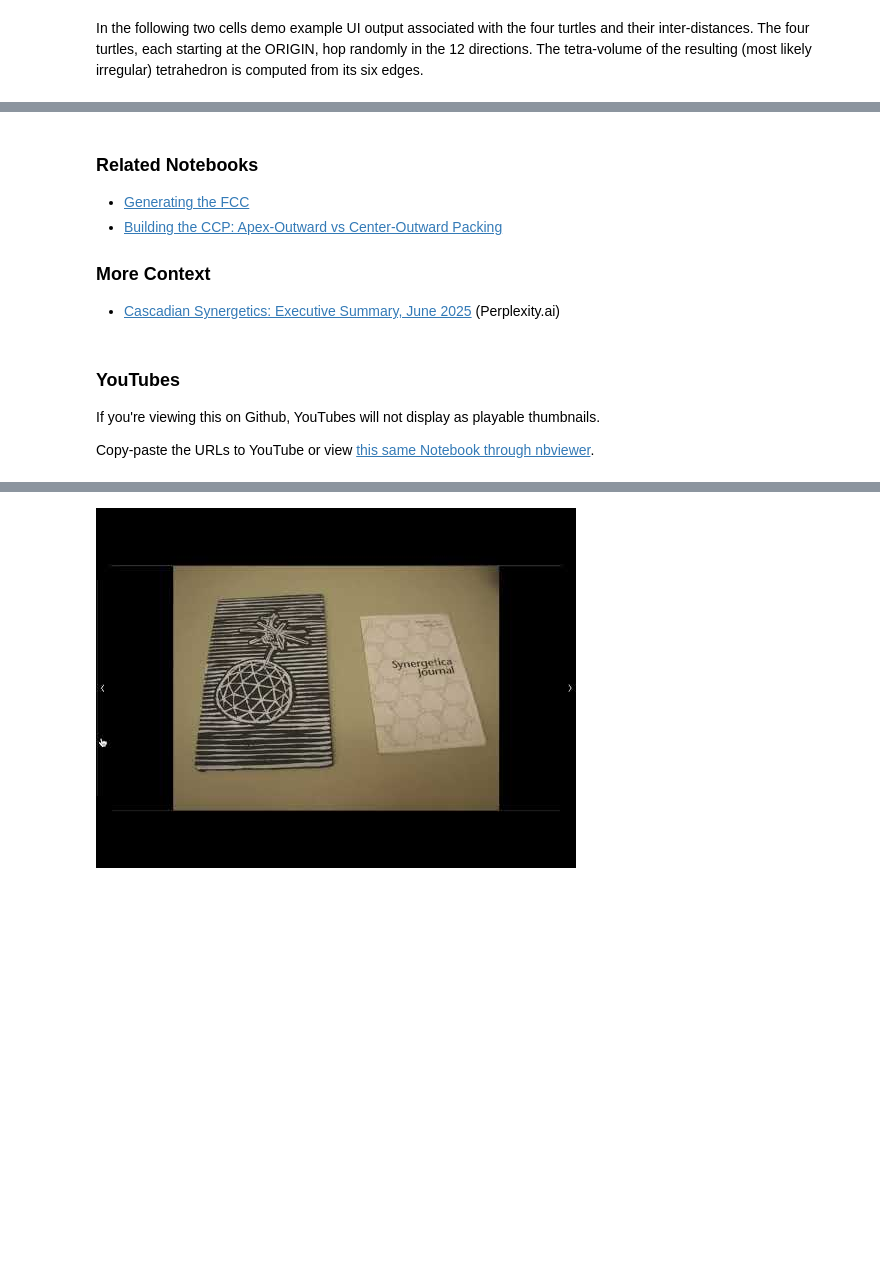
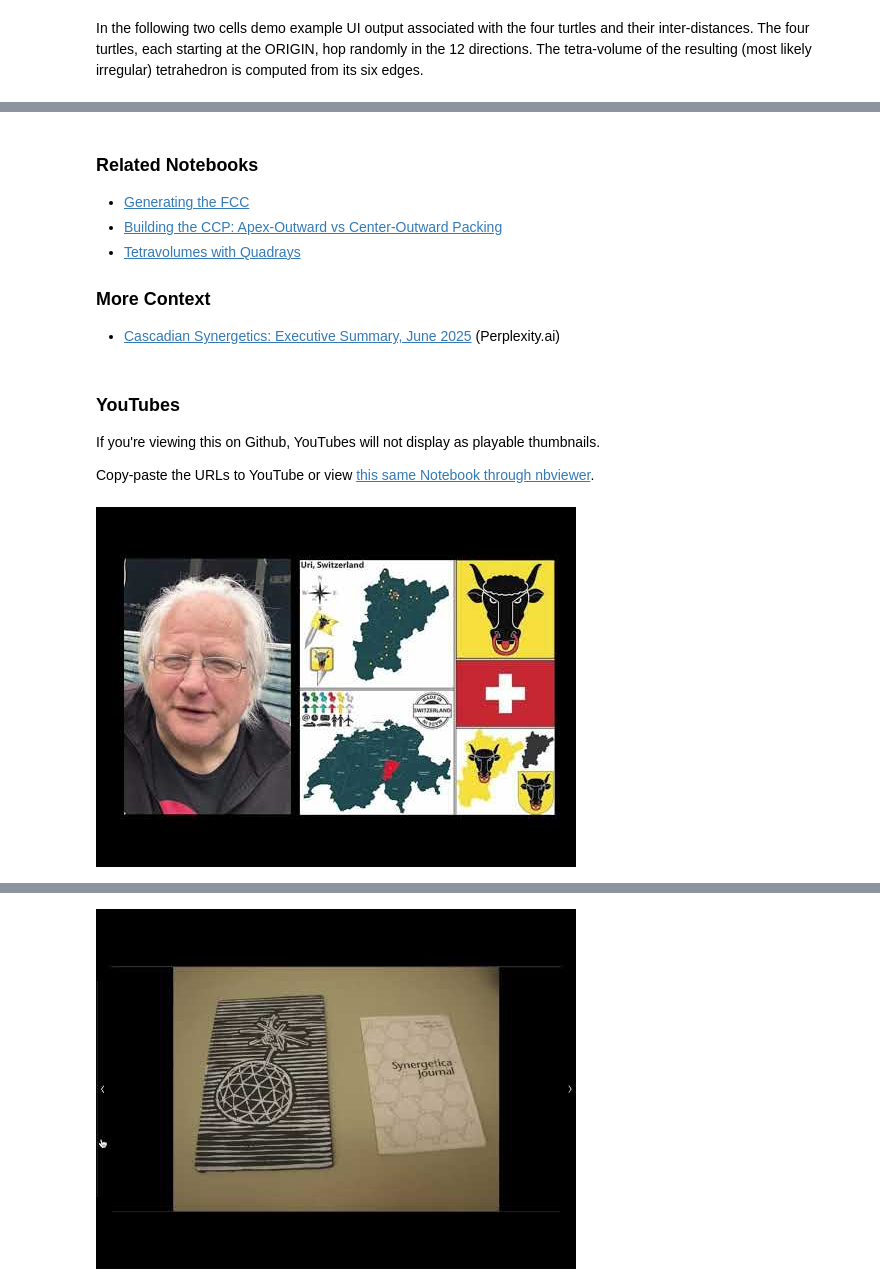
Before and after one commit to 4dsolutions/School_of_Tomorrow, a Jupyter notebook: QuadCraft_Project.ipynb, the cells around one changed output, grey strips where cells are left out. Saved outputs shown, nothing was run; the diff lists cells and outputs as text; code cells hidden in the pictures; blank space fills up the shorter version.

Commit message:
link to Qvolume

```diff
--- a/QuadCraft_Project.ipynb
+++ b/QuadCraft_Project.ipynb
@@ -290,6 +290,7 @@ $\displaystyle 6068$
 
 * [Generating the FCC](https://github.com/4dsolutions/Python5/blob/master/Generating%20the%20FCC.ipynb)
 * [Building the CCP:  Apex-Outward vs Center-Outward Packing](Packing_algorithms.ipynb)
+* [Tetravolumes with Quadrays](Qvolume.ipynb)
 
 ### More Context
 
@@ -302,6 +303,10 @@ If you're viewing this on Github, YouTubes will not display as playable thumbnai
 Copy-paste the URLs to YouTube or view [this same Notebook through nbviewer](https://nbviewer.org/github/4dsolutions/School_of_Tomorrow/blob/master/QuadCraft_Project.ipynb).
 # %%
 from IPython.display import YouTubeVideo
+# %%
+YouTubeVideo("nSPj_iD7ics")
+# %% [output]
+[figure, added]
 # %%
 YouTubeVideo("hez0bg5GKCQ")
 # %% [output]
```
Also changed, not shown: parts of 2 cells of this notebook.
